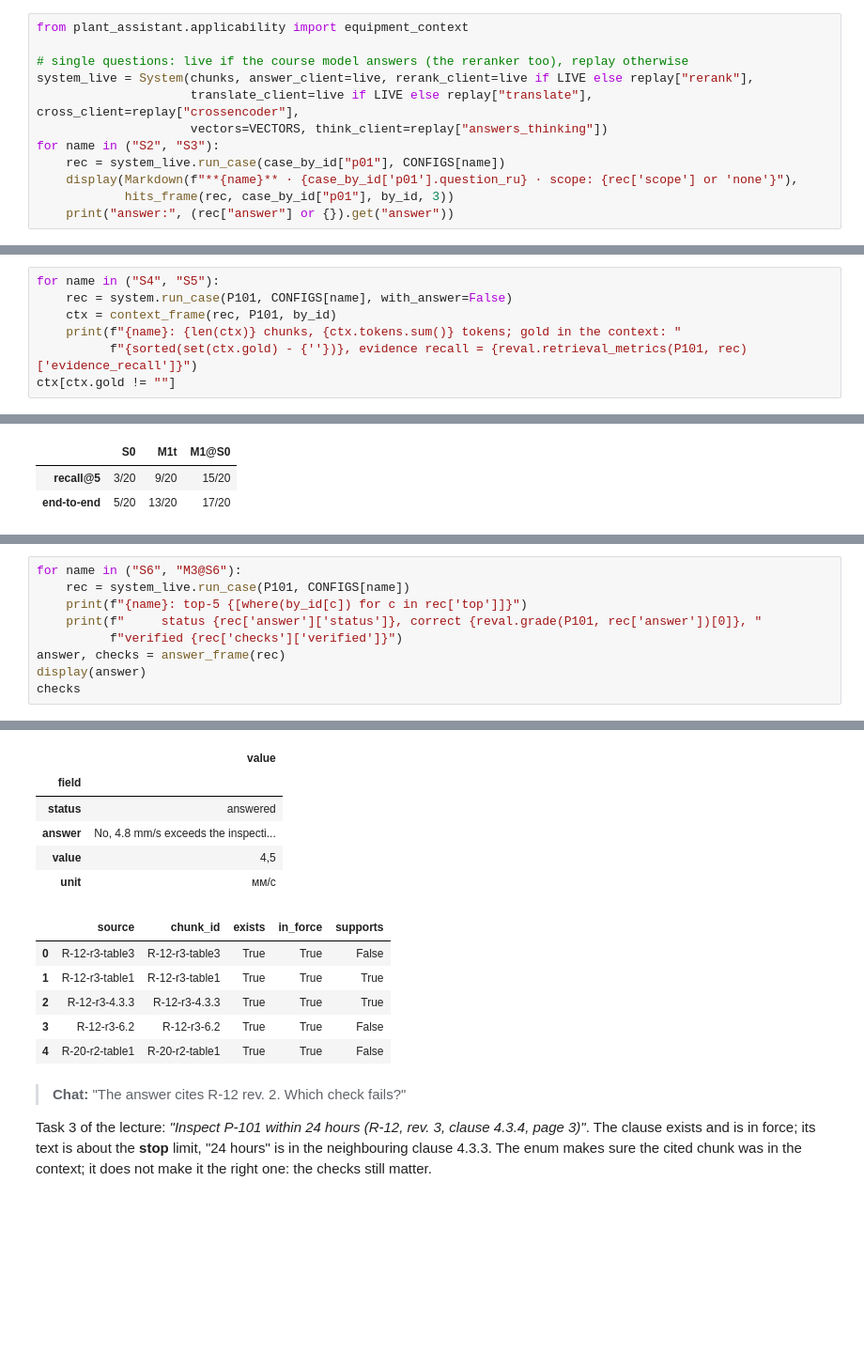
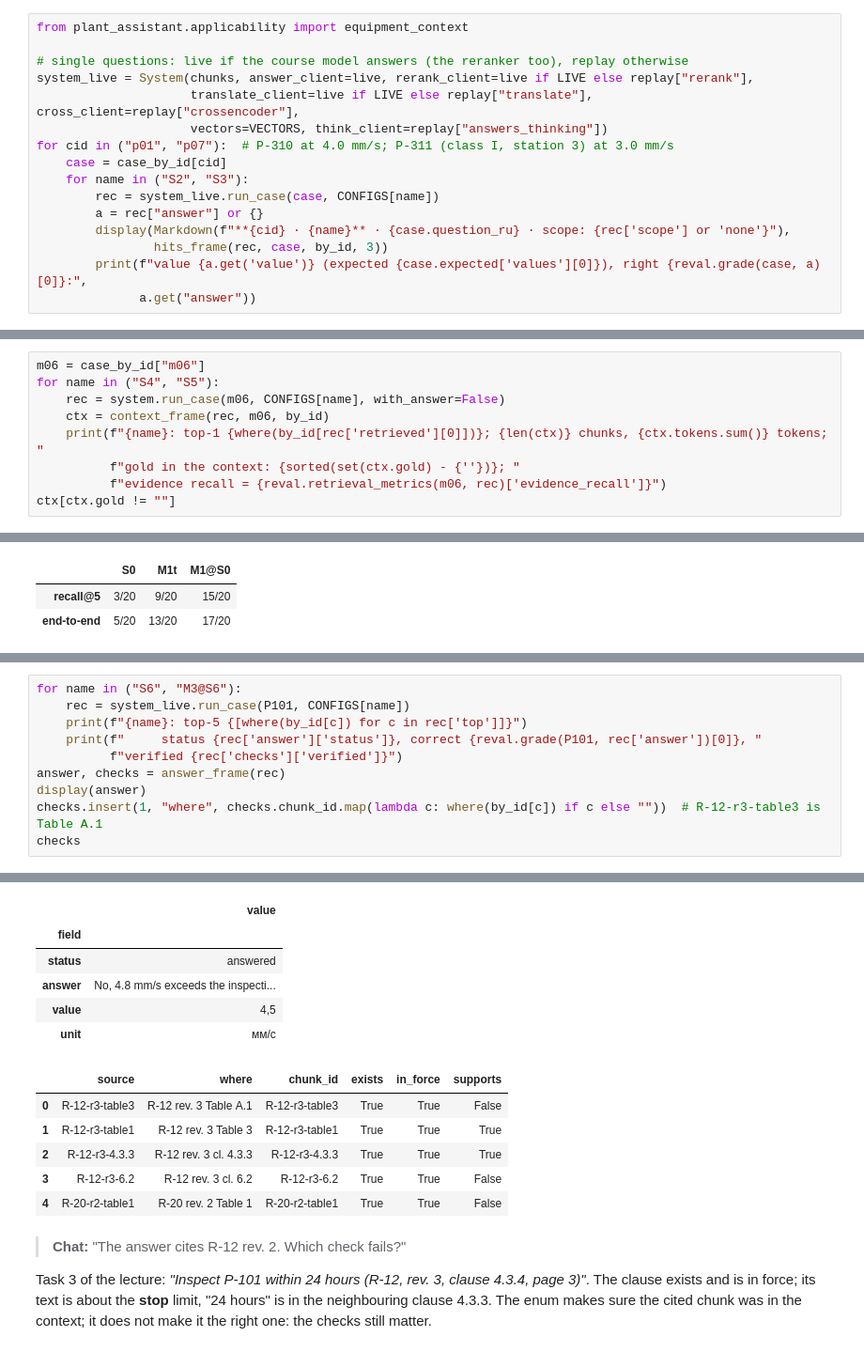
Before and after one commit to Industrial-AI-Research-Lab/course-ml-for-industry-data, a Jupyter notebook: practice-04-rag/reference/practice_04_executed.ipynb, the cells around one changed output, grey strips where cells are left out. Shown at 94% size. Drawn from its saved outputs; the diff is of its cells as text; blank space fills up the shorter version.

Commit message:
practice 4: notebook text and demo fixes after review (m06 pack, p07 applicability, check labels)

```diff
--- a/practice-04-rag/reference/practice_04_executed.ipynb
+++ b/practice-04-rag/reference/practice_04_executed.ipynb
@@ -494,9 +497,13 @@ from plant_assistant.applicability import equipment_context
 system_live = System(chunks, answer_client=live, rerank_client=live if LIVE else replay["rerank"],
                      translate_client=live if LIVE else replay["translate"], cross_client=replay["crossencoder"],
                      vectors=VECTORS, think_client=replay["answers_thinking"])
-for name in ("S2", "S3"):
-    rec = system_live.run_case(case_by_id["p01"], CONFIGS[name])
-    display(Markdown(f"**{name}** · {case_by_id['p01'].question_ru} · scope: {rec['scope'] or 'none'}"),
-            hits_frame(rec, case_by_id["p01"], by_id, 3))
-    print("answer:", (rec["answer"] or {}).get("answer"))
+for cid in ("p01", "p07"):  # P-310 at 4.0 mm/s; P-311 (class I, station 3) at 3.0 mm/s
+    case = case_by_id[cid]
+    for name in ("S2", "S3"):
+        rec = system_live.run_case(case, CONFIGS[name])
+        a = rec["answer"] or {}
+        display(Markdown(f"**{cid} · {name}** · {case.question_ru} · scope: {rec['scope'] or 'none'}"),
+                hits_frame(rec, case, by_id, 3))
+        print(f"value {a.get('value')} (expected {case.expected['values'][0]}), right {reval.grade(case, a)[0]}:",
+              a.get("answer"))
 # %% [output]
@@ -567,8 +592,10 @@ question: On 10 February 2025 pump P-101 vibrated at 4.8 mm/s and nobody inspect
 # %%
+m06 = case_by_id["m06"]
 for name in ("S4", "S5"):
-    rec = system.run_case(P101, CONFIGS[name], with_answer=False)
-    ctx = context_frame(rec, P101, by_id)
-    print(f"{name}: {len(ctx)} chunks, {ctx.tokens.sum()} tokens; gold in the context: "
-          f"{sorted(set(ctx.gold) - {''})}, evidence recall = {reval.retrieval_metrics(P101, rec)['evidence_recall']}")
+    rec = system.run_case(m06, CONFIGS[name], with_answer=False)
+    ctx = context_frame(rec, m06, by_id)
+    print(f"{name}: top-1 {where(by_id[rec['retrieved'][0]])}; {len(ctx)} chunks, {ctx.tokens.sum()} tokens; "
+          f"gold in the context: {sorted(set(ctx.gold) - {''})}; "
+          f"evidence recall = {reval.retrieval_metrics(m06, rec)['evidence_recall']}")
 ctx[ctx.gold != ""]
 # %% [output]
@@ -748,29 +780,30 @@ top-20 brings Table 3 back, and the pack does the rest:
 # %%
 for name in ("S6", "M3@S6"):
     rec = system_live.run_case(P101, CONFIGS[name])
     print(f"{name}: top-5 {[where(by_id[c]) for c in rec['top']]}")
     print(f"     status {rec['answer']['status']}, correct {reval.grade(P101, rec['answer'])[0]}, "
           f"verified {rec['checks']['verified']}")
 answer, checks = answer_frame(rec)
 display(answer)
+checks.insert(1, "where", checks.chunk_id.map(lambda c: where(by_id[c]) if c else ""))  # R-12-r3-table3 is Table А.1
 checks
 # %% [output]
 S6: top-5 ['R-12 rev. 3 cl. 4.4.2', 'R-15 rev. 1 cl. 4.3', 'R-15 rev. 1 cl. 5.1', 'R-15 rev. 1 cl. 4.1', 'FS-07 rev. 2 Table 1']
      status not_in_documents, correct False, verified True
 M3@S6: top-5 ['R-12 rev. 3 Table А.1', 'R-12 rev. 3 Table 3', 'R-12 rev. 3 section 6', 'R-20 rev. 2 Table 1', 'R-12 rev. 3 cl. 4.4.2']
      status answered, correct True, verified True
 |  | value |
 | field |  |
 | status | answered |
 | answer | No, 4.8 mm/s exceeds the inspecti... |
 | value | 4,5 |
 | unit | мм/с |
-|  | source | chunk_id | exists | in_force | supports |
-| 0 | R-12-r3-table3 | R-12-r3-table3 | True | True | False |
-| 1 | R-12-r3-table1 | R-12-r3-table1 | True | True | True |
-| 2 | R-12-r3-4.3.3 | R-12-r3-4.3.3 | True | True | True |
-| 3 | R-12-r3-6.2 | R-12-r3-6.2 | True | True | False |
-| 4 | R-20-r2-table1 | R-20-r2-table1 | True | True | False |
+|  | source | where | chunk_id | exists | in_force | supports |
+| 0 | R-12-r3-table3 | R-12 rev. 3 Table А.1 | R-12-r3-table3 | True | True | False |
+| 1 | R-12-r3-table1 | R-12 rev. 3 Table 3 | R-12-r3-table1 | True | True | True |
+| 2 | R-12-r3-4.3.3 | R-12 rev. 3 cl. 4.3.3 | R-12-r3-4.3.3 | True | True | True |
+| 3 | R-12-r3-6.2 | R-12 rev. 3 cl. 6.2 | R-12-r3-6.2 | True | True | False |
+| 4 | R-20-r2-table1 | R-20 rev. 2 Table 1 | R-20-r2-table1 | True | True | False |
 # %% [markdown]
 > **Chat:** "The answer cites R-12 rev. 2. Which check fails?"
 
```
Also changed, not shown: parts of 14 cells of this notebook, 3 other files.
